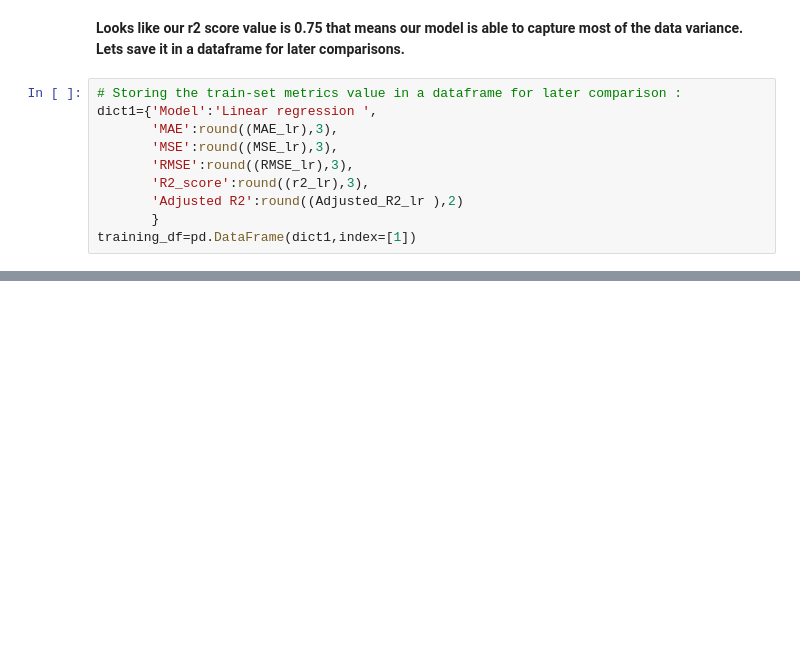
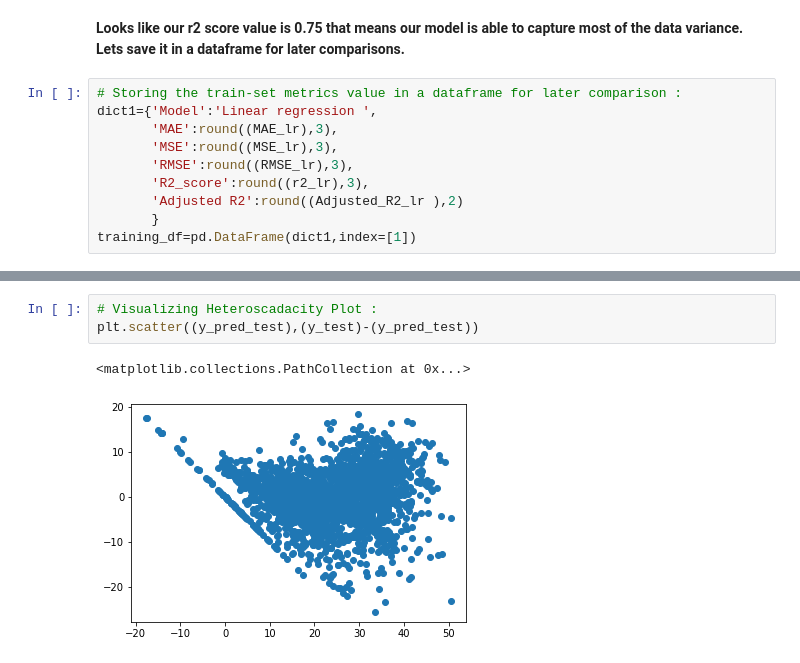
Before and after one commit to firaz-thakur/SEOUL-BIKE-SHARING-DEMAND-PREDICTION, a Jupyter notebook: Supervised_ML_Regression_Project.ipynb, the cells around one changed output, grey strips where cells are left out. Drawn from its saved outputs; the diff is of its cells as text; blank space fills up the shorter version.

```diff
--- a/Supervised_ML_Regression_Project.ipynb
+++ b/Supervised_ML_Regression_Project.ipynb
@@ -1074,0 +1007,6 @@ Text(0.5, 1.0, 'Actual and Predicted Bike Counts')
+# %%
+# Visualizing Heteroscadacity Plot :
+plt.scatter((y_pred_test),(y_test)-(y_pred_test))
+# %% [output]
+<matplotlib.collections.PathCollection at 0x...>
+[figure, added]
```
Also changed, not shown: parts of 132 cells of this notebook.
